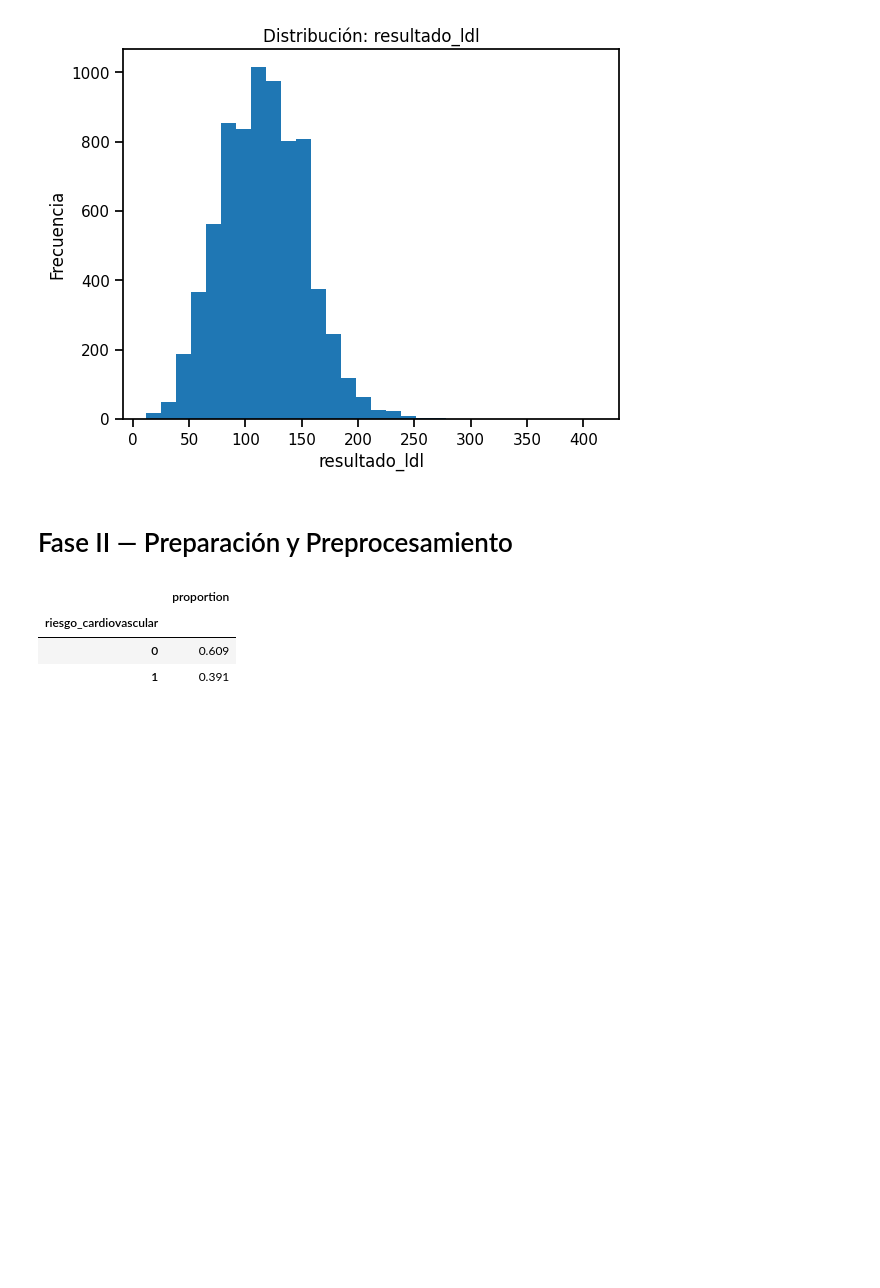
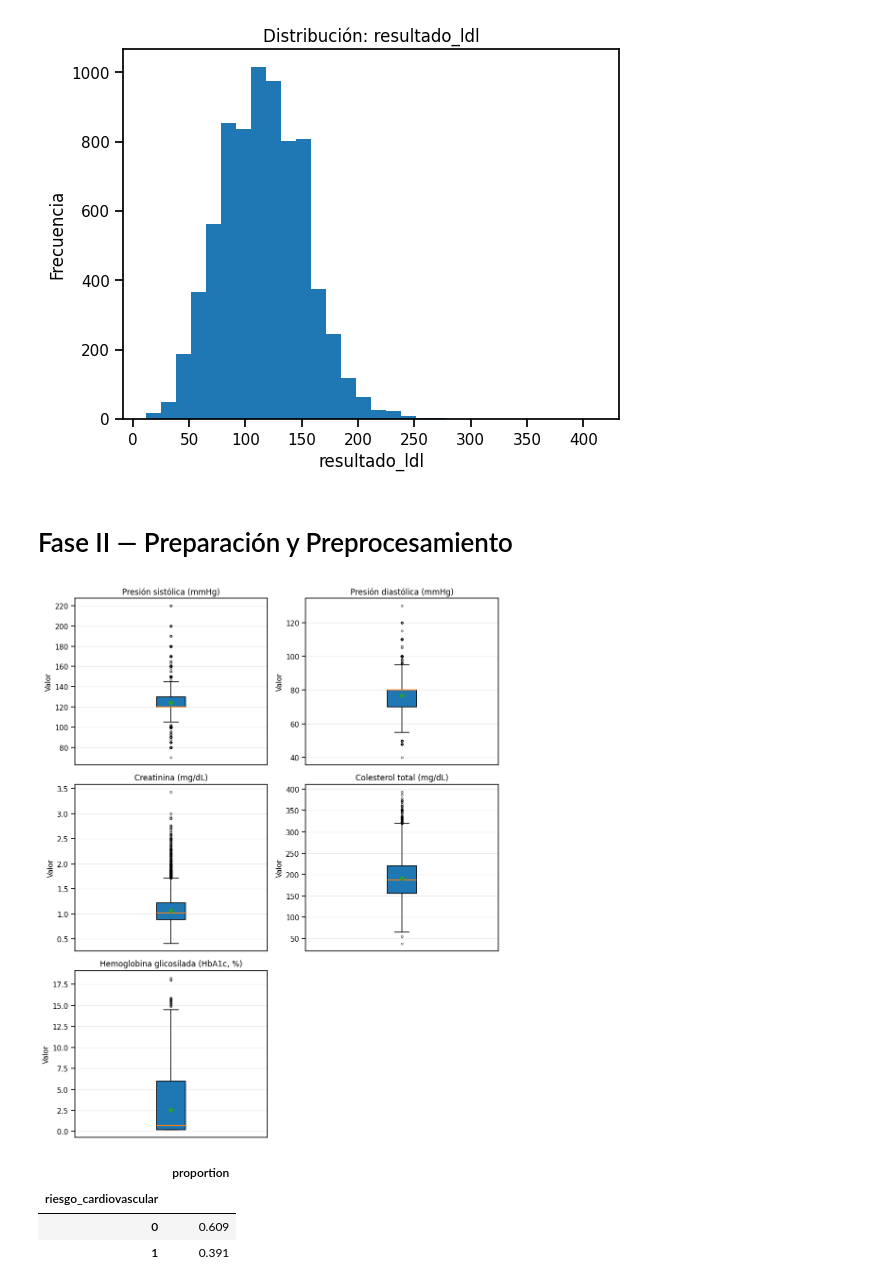
Before and after one commit to lilianapayares16-droid/BASE-CCVM-2024, a Jupyter notebook: CCVM2024_ML_Pipeline.ipynb, the cells around one changed output. Drawn from its saved outputs; the diff is of its cells as text; code cells hidden in the pictures; blank space fills up the shorter version.

```diff
--- a/CCVM2024_ML_Pipeline.ipynb
+++ b/CCVM2024_ML_Pipeline.ipynb
@@ -300,6 +300,74 @@ if 'tension_arterial_diastolica' in df.columns:
 
 if 'imc' in df.columns:
     df['imc'] = set_nan_if_out_of_range(df['imc'], low=10, high=70)
+# %%
+# Diagramas de caja para variables clínicas continuas
+
+# Variables
+
+vars_box = [
+    "tension_arterial_sistolica",
+    "tension_arterial_diastolica",
+    "creatinina",
+    "colesterol_total",
+    "hemoglobina_glicosilada"
+]
+
+# Diccionario
+labels = {
+    "tension_arterial_sistolica": "Presión sistólica (mmHg)",
+    "tension_arterial_diastolica": "Presión diastólica (mmHg)",
+    "creatinina": "Creatinina (mg/dL)",
+    "colesterol_total": "Colesterol total (mg/dL)",
+    "hemoglobina_glicosilada": "Hemoglobina glicosilada (HbA1c, %)"
+}
+
+# Numéricas
+for col in vars_box:
+    if col in df.columns:
+        df[col] = pd.to_numeric(df[col], errors="coerce")
+
+# Filtrar
+vars_box = [v for v in vars_box if v in df.columns]
+
+
+# 3) Boxplots
+
+n = len(vars_box)
+cols = 2
+rows = int(np.ceil(n / cols))
+
+fig = plt.figure(figsize=(10, 4 * rows))
+for i, col in enumerate(vars_box, start=1):
+    ax = fig.add_subplot(rows, cols, i)
+    data = df[col].dropna()
+
+    ax.boxplot(
+        data,
+        vert=True,
+        patch_artist=True,
+        showmeans=True,
+        whis=1.5,
+        medianprops=dict(linewidth=1.5),
+        meanprops=dict(marker="D", markersize=5),
+        boxprops=dict(linewidth=1.2),
+        whiskerprops=dict(linewidth=1.2),
+        capprops=dict(linewidth=1.2),
+        flierprops=dict(marker="o", markersize=3, alpha=0.6)
+    )
+
+    ax.set_title(labels.get(col, col), fontsize=12)
+    ax.set_ylabel("Valor", fontsize=11)
+    ax.grid(True, axis="y", alpha=0.25)
+    ax.set_xticks([])
+
+plt.tight_layout()
+
+
+plt.savefig("boxplots_variables_continuas.png", dpi=300, bbox_inches="tight")
+plt.show()
+# %% [output]
+[figure, added]
 # %%
 #Definir variable objetivo (target)
 
```
